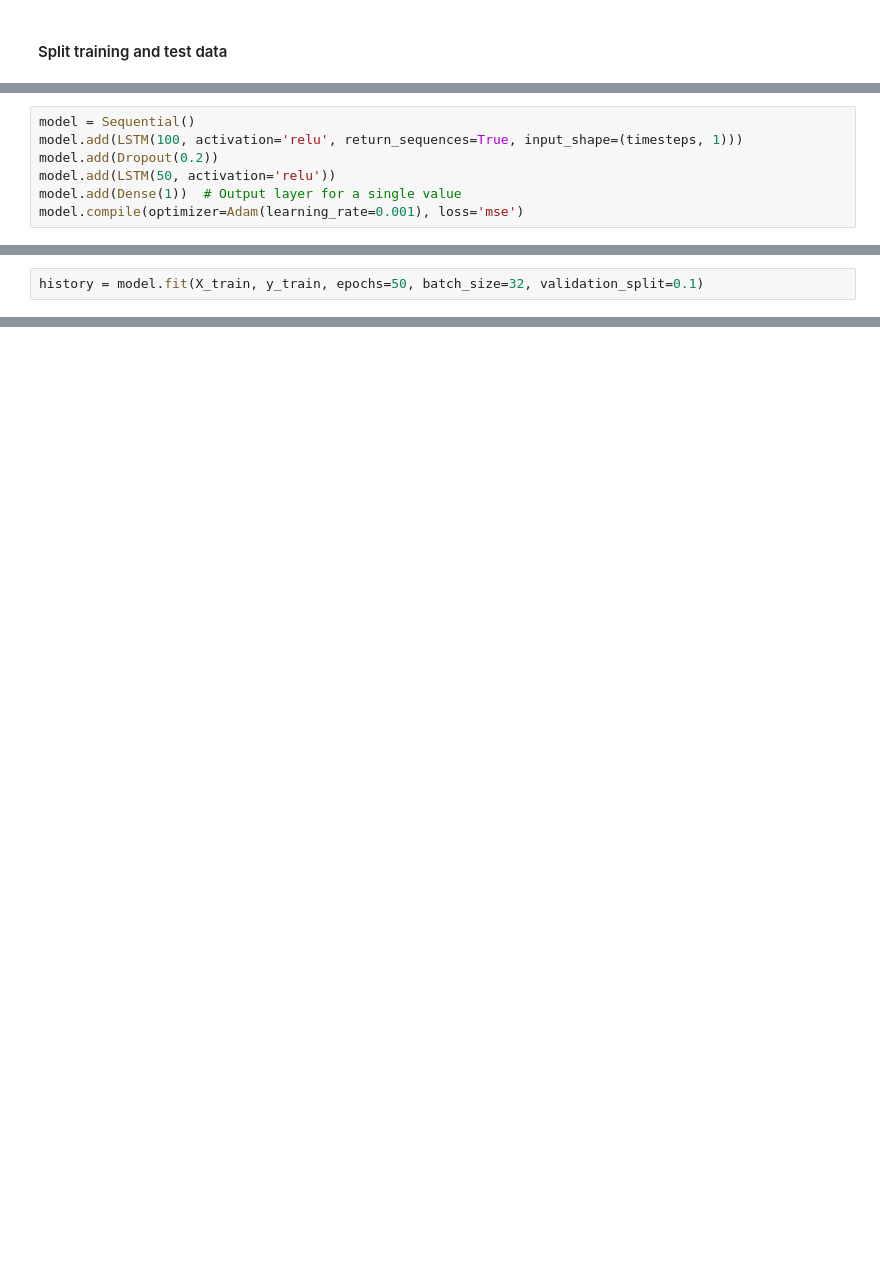
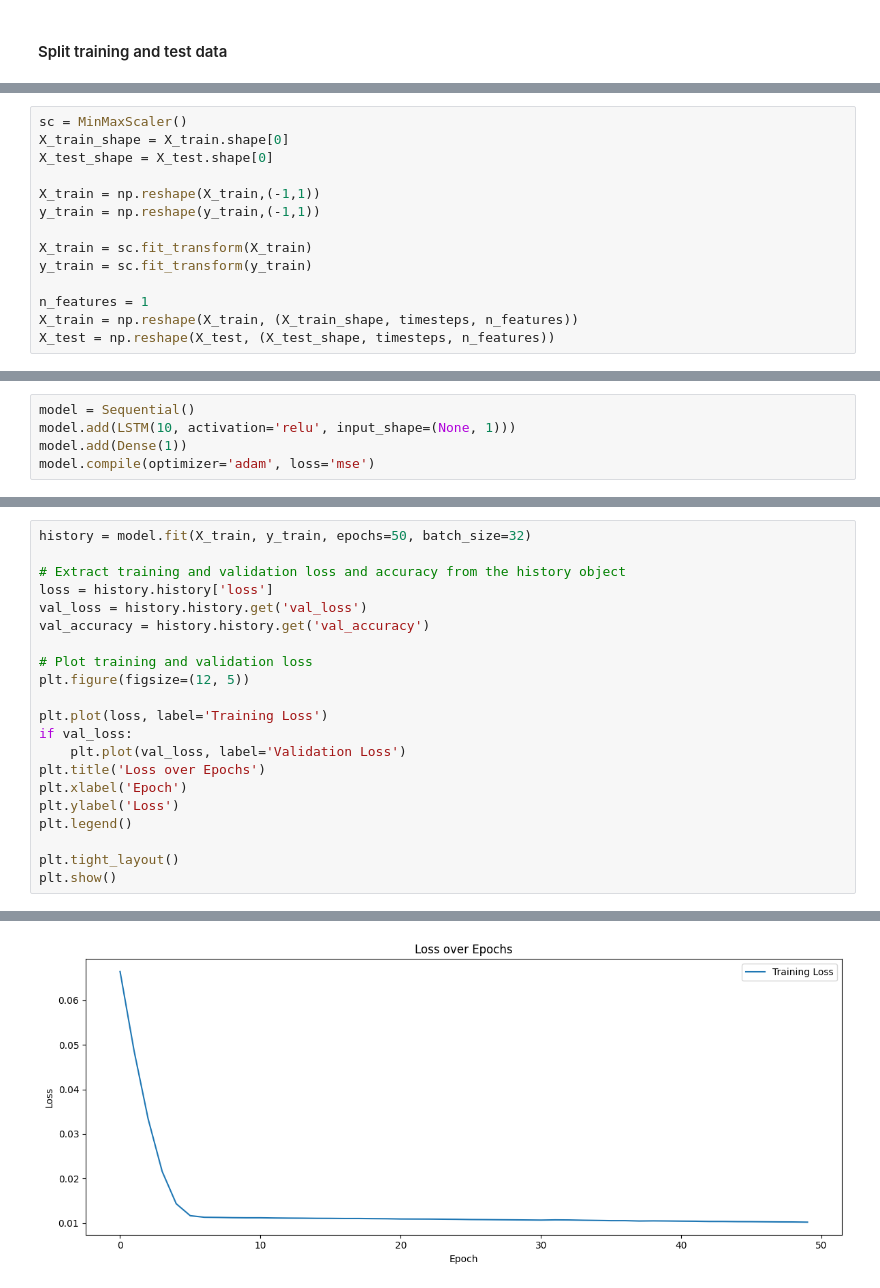
Before and after one commit to marcopellegrinoit/web-traffic-time-series-predictions, a Jupyter notebook: 3_LSTM-univariate.ipynb, the cells around one changed output, grey strips where cells are left out. Saved outputs shown, nothing was run; the diff lists cells and outputs as text; blank space fills up the shorter version.

Commit message:
LSTM univariate v2

```diff
--- a/3_LSTM-univariate.ipynb
+++ b/3_LSTM-univariate.ipynb
@@ -89,0 +96,14 @@ X_test, y_test = create_sequences(scaled_test_data, timesteps=timesteps)
+# %%
+sc = MinMaxScaler()
+X_train_shape = X_train.shape[0]
+X_test_shape = X_test.shape[0]
+
+X_train = np.reshape(X_train,(-1,1))
+y_train = np.reshape(y_train,(-1,1))
+
+X_train = sc.fit_transform(X_train)
+y_train = sc.fit_transform(y_train)
+
+n_features = 1
+X_train = np.reshape(X_train, (X_train_shape, timesteps, n_features))
+X_test = np.reshape(X_test, (X_test_shape, timesteps, n_features))
@@ -90,7 +120,5 @@ X_test, y_test = create_sequences(scaled_test_data, timesteps=timesteps)
 # %%
 model = Sequential()
-model.add(LSTM(100, activation='relu', return_sequences=True, input_shape=(timesteps, 1)))
-model.add(Dropout(0.2))
-model.add(LSTM(50, activation='relu'))
-model.add(Dense(1))  # Output layer for a single value
-model.compile(optimizer=Adam(learning_rate=0.001), loss='mse')
+model.add(LSTM(10, activation='relu', input_shape=(None, 1)))
+model.add(Dense(1))
+model.compile(optimizer='adam', loss='mse')
@@ -99,2 +124,0 @@ model.compile(optimizer=Adam(learning_rate=0.001), loss='mse')
-# %%
-history = model.fit(X_train, y_train, epochs=50, batch_size=32, validation_split=0.1)
@@ -126,0 +125,22 @@ WARNING:tensorflow:5 out of the last 13 calls to <function TensorFlowTrainer.mak
+# %%
+history = model.fit(X_train, y_train, epochs=50, batch_size=32)
+
+# Extract training and validation loss and accuracy from the history object
+loss = history.history['loss']
+val_loss = history.history.get('val_loss')
+val_accuracy = history.history.get('val_accuracy')
+
+# Plot training and validation loss
+plt.figure(figsize=(12, 5))
+
+plt.plot(loss, label='Training Loss')
+if val_loss:
+    plt.plot(val_loss, label='Validation Loss')
+plt.title('Loss over Epochs')
+plt.xlabel('Epoch')
+plt.ylabel('Loss')
+plt.legend()
+
+plt.tight_layout()
+plt.show()
+# %% [output]
@@ -126,0 +164 @@ WARNING:tensorflow:5 out of the last 13 calls to <function TensorFlowTrainer.mak
+[figure, added]
```
Also changed, not shown: parts of 43 cells of this notebook.
